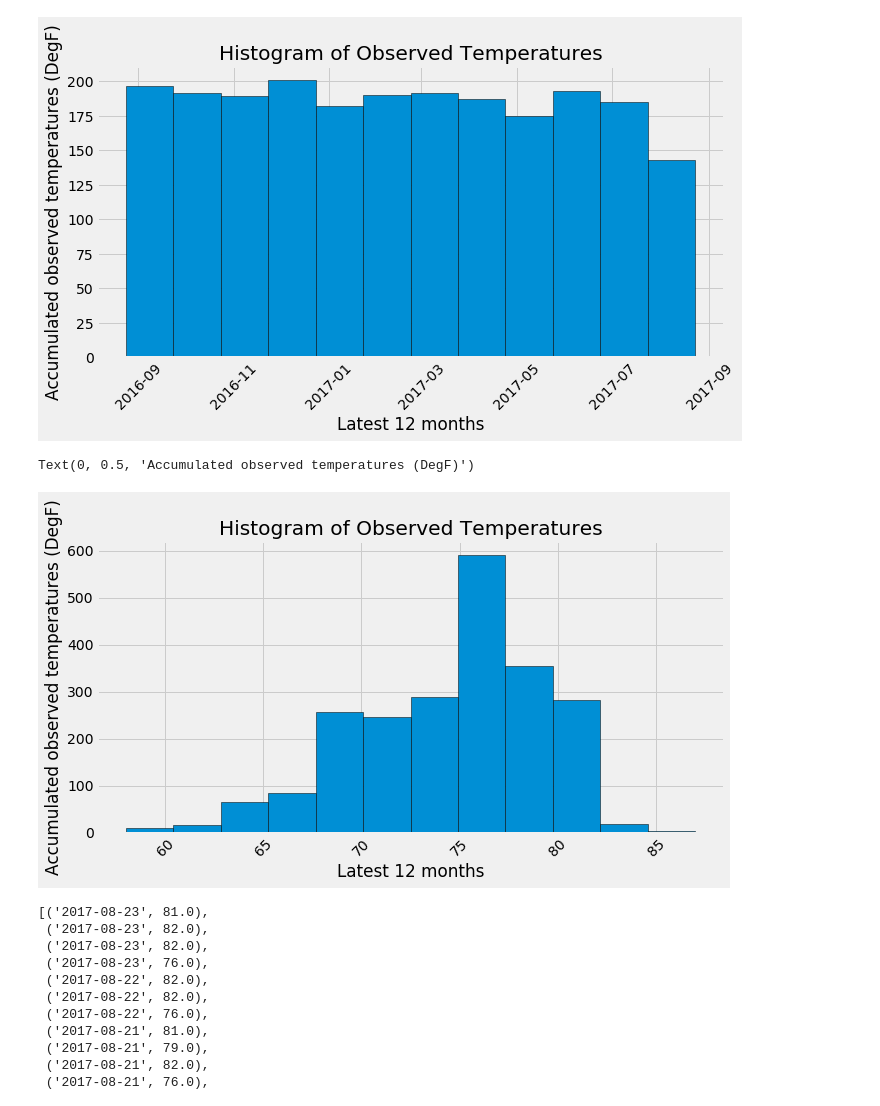
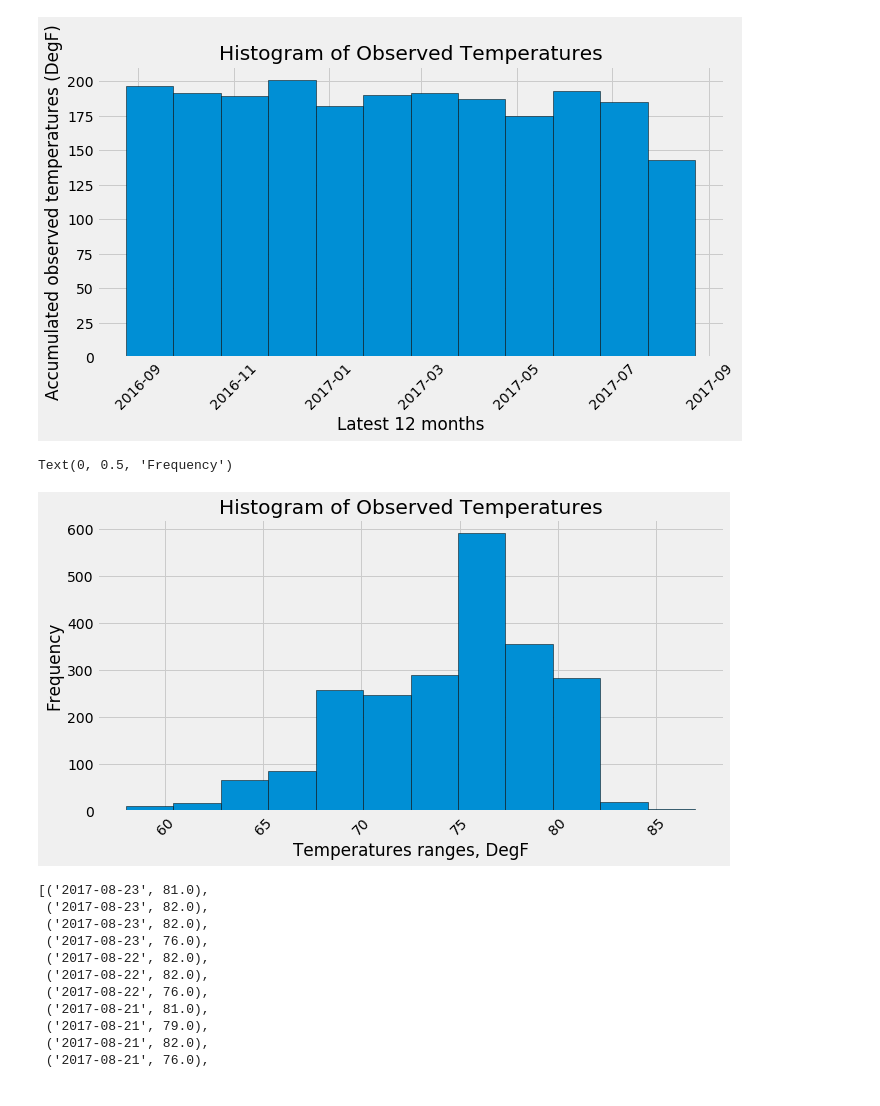
Before and after one commit to IrinaUX/sqlalchemy-challenge, a Jupyter notebook: station_analysis.ipynb, the cells around one changed output. Saved outputs shown, nothing was run; the diff lists cells and outputs as text; code cells hidden in the pictures.

```diff
--- a/station_analysis.ipynb
+++ b/station_analysis.ipynb
@@ -464,12 +464,12 @@ Text(0, 0.5, 'Accumulated observed temperatures (DegF)')
 # %%
 desc_df['Temp. Observed (DegF)'].hist(bins=12, xrot=45, figsize=(10,5), ec="k")
 # [x.title.set_size(12) for x in fig.ravel()]
 plt.title("Histogram of Observed Temperatures")
-plt.xlabel("Latest 12 months")
-plt.ylabel("Accumulated observed temperatures (DegF)")
+plt.xlabel("Temperatures ranges, DegF")
+plt.ylabel("Frequency")
 # %% [output]
-Text(0, 0.5, 'Accumulated observed temperatures (DegF)')
+Text(0, 0.5, 'Frequency')
-[figure, old version]
+[figure, new version]
 # %%
 # Create df from query by Date in descending order
     # Query tobs and other columns by date in descending order
```
Also changed, not shown: parts of 14 cells of this notebook.
